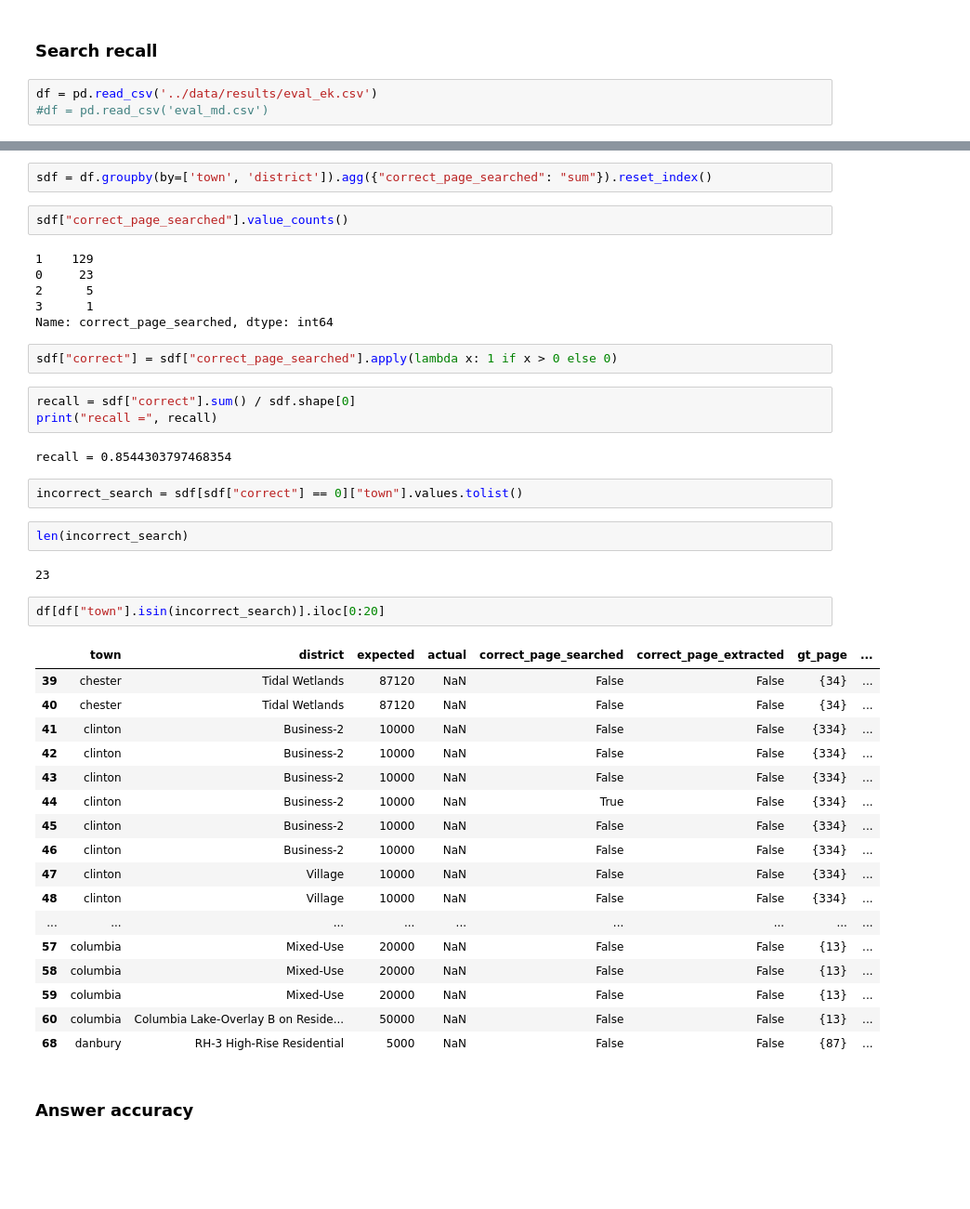
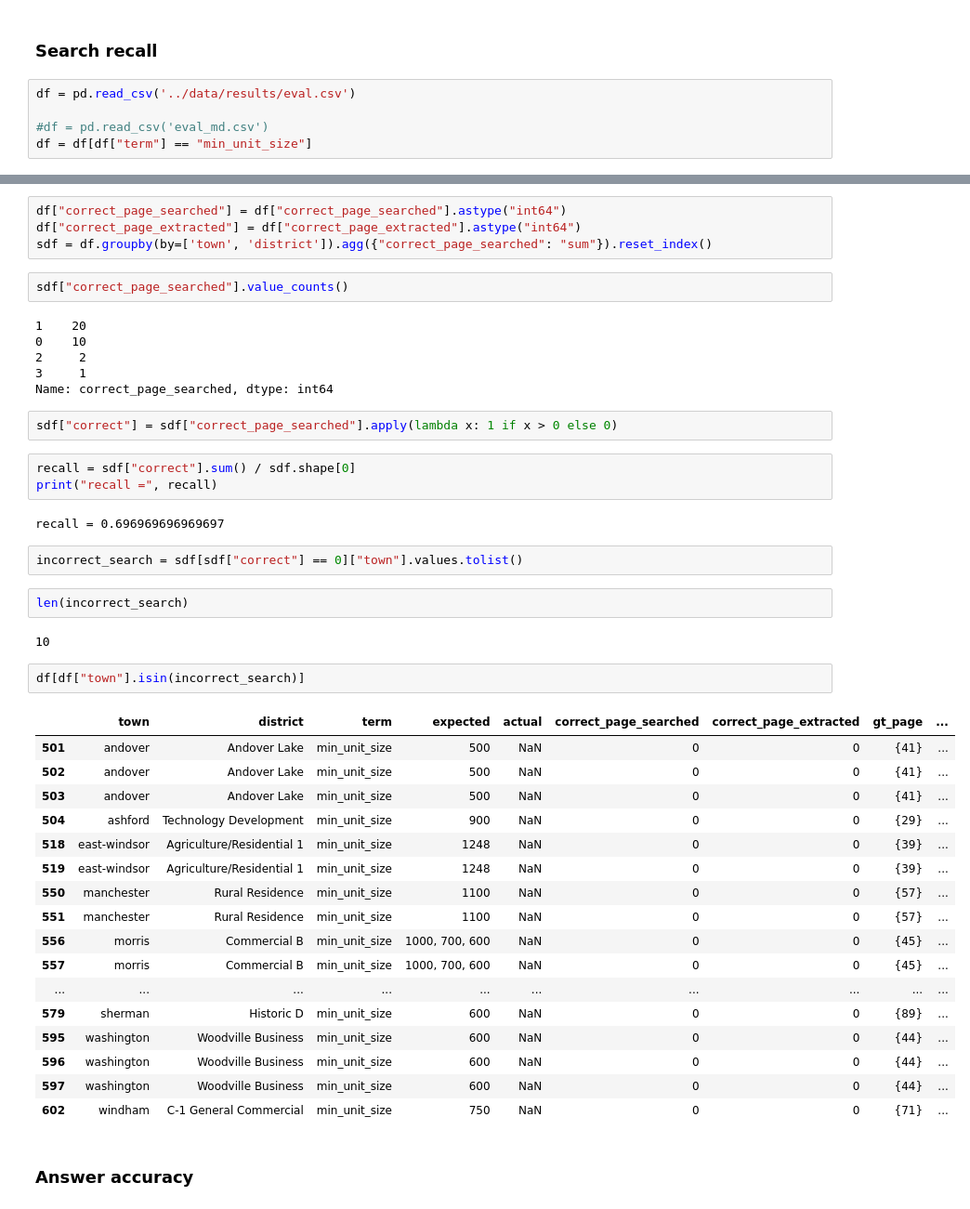
Before and after one commit to National-Zoning-Atlas/zoning-gpt, a Jupyter notebook: eeshakhanna/eval_diagnose.ipynb, the cells around one changed output, grey strips where cells are left out. Shown: that part at 93% size. Cells and saved outputs as stored; diff of their text form; blank space fills up the shorter version.

Commit message:
fix eval.csv formatting

```diff
--- a/eeshakhanna/eval_diagnose.ipynb
+++ b/eeshakhanna/eval_diagnose.ipynb
@@ -4,6 +4,8 @@ import pandas as pd
 # %% [markdown]
 ### Search recall
 # %%
-df = pd.read_csv('../data/results/eval_ek.csv')
+df = pd.read_csv('../data/results/eval.csv')
+
 #df = pd.read_csv('eval_md.csv')
+df = df[df["term"] == "min_unit_size"]
 # %%
@@ -25,12 +35,14 @@ df.groupby(['town', 'district']).ngroups
 # %%
+df["correct_page_searched"] = df["correct_page_searched"].astype("int64")
+df["correct_page_extracted"] = df["correct_page_extracted"].astype("int64")
 sdf = df.groupby(by=['town', 'district']).agg({"correct_page_searched": "sum"}).reset_index()
 # %%
 sdf["correct_page_searched"].value_counts()
 # %% [output]
-1    129
-0     23
-2      5
-3      1
+1    20
+0    10
+2     2
+3     1
 Name: correct_page_searched, dtype: int64
 # %%
 sdf["correct"] = sdf["correct_page_searched"].apply(lambda x: 1 if x > 0 else 0)
@@ -38,33 +50,33 @@ sdf["correct"] = sdf["correct_page_searched"].apply(lambda x: 1 if x > 0 else 0)
 recall = sdf["correct"].sum() / sdf.shape[0]
 print("recall =", recall)
 # %% [output]
-recall = 0.8544303797468354
+recall = 0.696969696969697
 # %%
 incorrect_search = sdf[sdf["correct"] == 0]["town"].values.tolist()
 # %%
 len(incorrect_search)
 # %% [output]
-23
+10
 # %%
-df[df["town"].isin(incorrect_search)].iloc[0:20]
+df[df["town"].isin(incorrect_search)]
 # %% [output]
-|  | town | district | expected | actual | correct_page_searched | correct_page_extracted | gt_page | ... |
-| 39 | chester | Tidal Wetlands | 87120 | NaN | False | False | {34} | ... |
-| 40 | chester | Tidal Wetlands | 87120 | NaN | False | False | {34} | ... |
-| 41 | clinton | Business-2 | 10000 | NaN | False | False | {334} | ... |
-| 42 | clinton | Business-2 | 10000 | NaN | False | False | {334} | ... |
-| 43 | clinton | Business-2 | 10000 | NaN | False | False | {334} | ... |
-| 44 | clinton | Business-2 | 10000 | NaN | True | False | {334} | ... |
-| 45 | clinton | Business-2 | 10000 | NaN | False | False | {334} | ... |
-| 46 | clinton | Business-2 | 10000 | NaN | False | False | {334} | ... |
-| 47 | clinton | Village | 10000 | NaN | False | False | {334} | ... |
-| 48 | clinton | Village | 10000 | NaN | False | False | {334} | ... |
-| ... | ... | ... | ... | ... | ... | ... | ... | ... |
-| 57 | columbia | Mixed-Use | 20000 | NaN | False | False | {13} | ... |
-| 58 | columbia | Mixed-Use | 20000 | NaN | False | False | {13} | ... |
-| 59 | columbia | Mixed-Use | 20000 | NaN | False | False | {13} | ... |
-| 60 | columbia | Columbia Lake-Overlay B on Reside... | 50000 | NaN | False | False | {13} | ... |
-| 68 | danbury | RH-3 High-Rise Residential | 5000 | NaN | False | False | {87} | ... |
+|  | town | district | term | expected | actual | correct_page_searched | correct_page_extracted | gt_page | ... |
+| 501 | andover | Andover Lake | min_unit_size | 500 | NaN | 0 | 0 | {41} | ... |
+| 502 | andover | Andover Lake | min_unit_size | 500 | NaN | 0 | 0 | {41} | ... |
+| 503 | andover | Andover Lake | min_unit_size | 500 | NaN | 0 | 0 | {41} | ... |
+| 504 | ashford | Technology Development | min_unit_size | 900 | NaN | 0 | 0 | {29} | ... |
+| 518 | east-windsor | Agriculture/Residential 1 | min_unit_size | 1248 | NaN | 0 | 0 | {39} | ... |
+| 519 | east-windsor | Agriculture/Residential 1 | min_unit_size | 1248 | NaN | 0 | 0 | {39} | ... |
+| 550 | manchester | Rural Residence | min_unit_size | 1100 | NaN | 0 | 0 | {57} | ... |
+| 551 | manchester | Rural Residence | min_unit_size | 1100 | NaN | 0 | 0 | {57} | ... |
+| 556 | morris | Commercial B | min_unit_size | 1000, 700, 600 | NaN | 0 | 0 | {45} | ... |
+| 557 | morris | Commercial B | min_unit_size | 1000, 700, 600 | NaN | 0 | 0 | {45} | ... |
+| ... | ... | ... | ... | ... | ... | ... | ... | ... | ... |
+| 579 | sherman | Historic D | min_unit_size | 600 | NaN | 0 | 0 | {89} | ... |
+| 595 | washington | Woodville Business | min_unit_size | 600 | NaN | 0 | 0 | {44} | ... |
+| 596 | washington | Woodville Business | min_unit_size | 600 | NaN | 0 | 0 | {44} | ... |
+| 597 | washington | Woodville Business | min_unit_size | 600 | NaN | 0 | 0 | {44} | ... |
+| 602 | windham | C-1 General Commercial | min_unit_size | 750 | NaN | 0 | 0 | {71} | ... |
 # %% [markdown]
 ### Answer accuracy
 # %%
```
Also changed, not shown: parts of 4 cells of this notebook, 5 other files.
